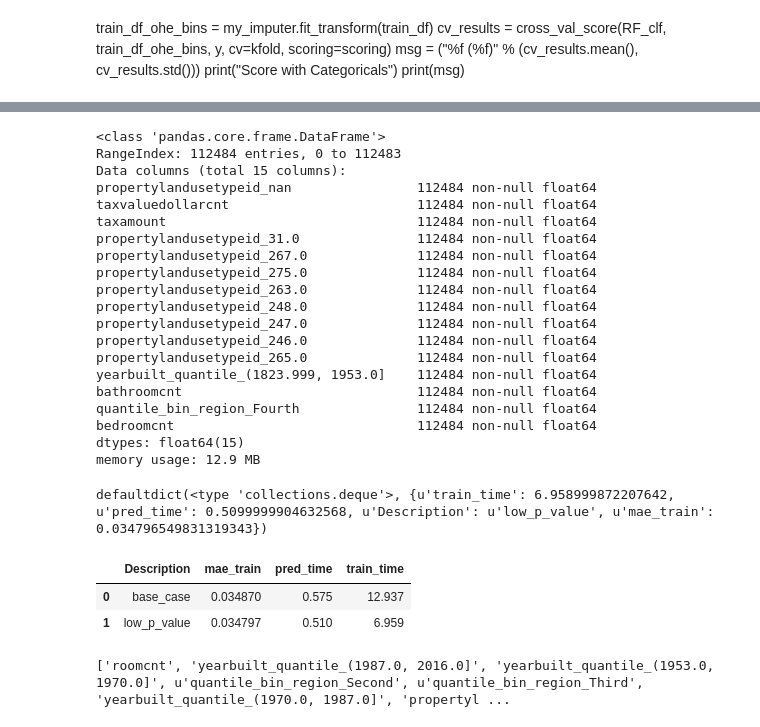
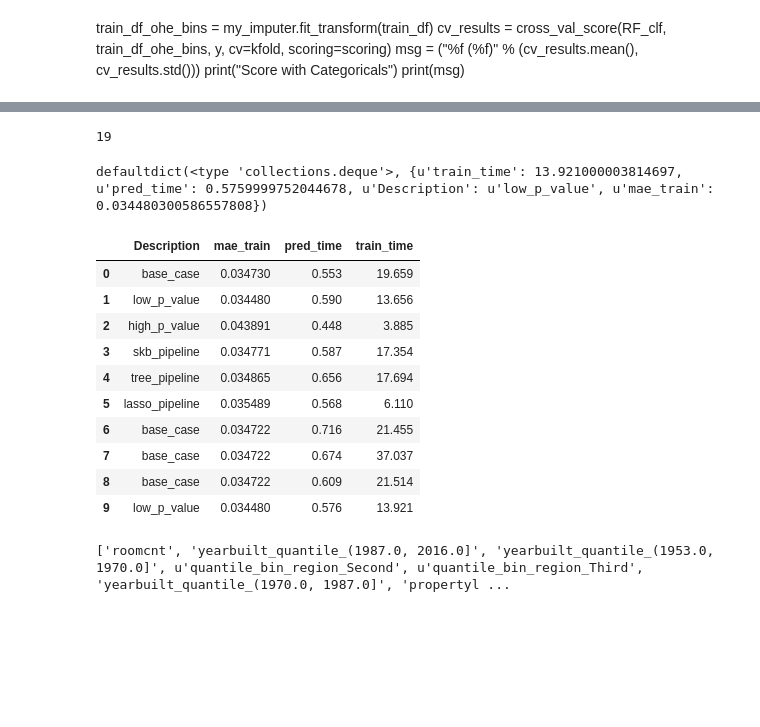
Before and after one commit to djhavera/MLND_Capstone, a Jupyter notebook: Zillow_Capstone_2.ipynb, the cells around one changed output, grey strips where cells are left out. Drawn from its saved outputs; the diff is of its cells as text; code cells hidden in the pictures; blank space fills up the shorter version.

```diff
--- a/Zillow_Capstone_2.ipynb
+++ b/Zillow_Capstone_2.ipynb
@@ -867,6 +943,8 @@ def train_predict(learner, X_train, y_train, name):
         feature_dictionary[key].append(value)
     feature_df = pd.DataFrame.from_dict(feature_dictionary, orient='columns', dtype='float64')
     return feature_df
+# %%
+X_train_all_columns = X_train.columns.tolist()
 # %%
-train_predict(RF_clf, X_train_prepared, y_train, 'base_case')
+train_predict(RF_clf, X_train_all_columns, X_train, y_train, 'base_case')
 # %% [output]
@@ -903,2 +961,0 @@ X_train_scaled_corr = X_train_scaled_[highly_correlated_features]
-# %%
-train_predict(RF_clf_tuned, X_train_prepared, y_train, X_test, y_test)
@@ -946,6 +1003,6 @@ p_values.head(10)
 # %%
 # features with a low p value
 low_p_values = p_values[p_values['p_value'] < .05]
-low_p_values = low_p_values["column"].tolist()
-print(low_p_values)
+low_p_value_columns = low_p_values["column"].tolist()
+print(low_p_value_columns)
 # %% [output]
@@ -965,34 +1016,23 @@ X_train_prepared_df.head()
-# %%
-X_train_prepared_df[low_p_values].info()
-#model_and_accuracy(RF_clf, forest_params, low_p_values_X_train_prepared, y_train)
-# %% [output]
-<class 'pandas.core.frame.DataFrame'>
-RangeIndex: 112484 entries, 0 to 112483
-Data columns (total 15 columns):
-propertylandusetypeid_nan                112484 non-null float64
-taxvaluedollarcnt                        112484 non-null float64
-taxamount                                112484 non-null float64
-propertylandusetypeid_31.0               112484 non-null float64
-propertylandusetypeid_267.0              112484 non-null float64
-propertylandusetypeid_275.0              112484 non-null float64
-propertylandusetypeid_263.0              112484 non-null float64
-propertylandusetypeid_248.0              112484 non-null float64
-propertylandusetypeid_247.0              112484 non-null float64
-propertylandusetypeid_246.0              112484 non-null float64
-propertylandusetypeid_265.0              112484 non-null float64
-yearbuilt_quantile_(1823.999, 1953.0]    112484 non-null float64
-bathroomcnt                              112484 non-null float64
-quantile_bin_region_Fourth               112484 non-null float64
-bedroomcnt                               112484 non-null float64
-dtypes: float64(15)
-memory usage: 12.9 MB
+# %%
+features_low_p_value = len(X_train_prepared_df[low_p_values].iloc[1])
+print(features_low_p_value)
+# %% [output]
+19
 # %%
-train_predict(RF_clf, X_train_prepared_df[low_p_values], y_train, 'low_p_value')
+train_predict(RF_clf,low_p_value_columns, X_train, y_train, 'low_p_value')
 # %% [output]
-defaultdict(<type 'collections.deque'>, {u'train_time': 6.958999872207642, u'pred_time': 0.5099999904632568, u'Description': u'low_p_value', u'mae_train': 0.034796549831319343})
+defaultdict(<type 'collections.deque'>, {u'train_time': 13.921000003814697, u'pred_time': 0.5759999752044678, u'Description': u'low_p_value', u'mae_train': 0.034480300586557808})
 |  | Description | mae_train | pred_time | train_time |
-| 0 | base_case | 0.034870 | 0.575 | 12.937 |
-| 1 | low_p_value | 0.034797 | 0.510 | 6.959 |
+| 0 | base_case | 0.034730 | 0.553 | 19.659 |
+| 1 | low_p_value | 0.034480 | 0.590 | 13.656 |
+| 2 | high_p_value | 0.043891 | 0.448 | 3.885 |
+| 3 | skb_pipeline | 0.034771 | 0.587 | 17.354 |
+| 4 | tree_pipeline | 0.034865 | 0.656 | 17.694 |
+| 5 | lasso_pipeline | 0.035489 | 0.568 | 6.110 |
+| 6 | base_case | 0.034722 | 0.716 | 21.455 |
+| 7 | base_case | 0.034722 | 0.674 | 37.037 |
+| 8 | base_case | 0.034722 | 0.609 | 21.514 |
+| 9 | low_p_value | 0.034480 | 0.576 | 13.921 |
 # %%
 # features with a high p value
 high_p_values = p_values[p_values['p_value'] >= .05]
```
Also changed, not shown: parts of 64 cells of this notebook.
